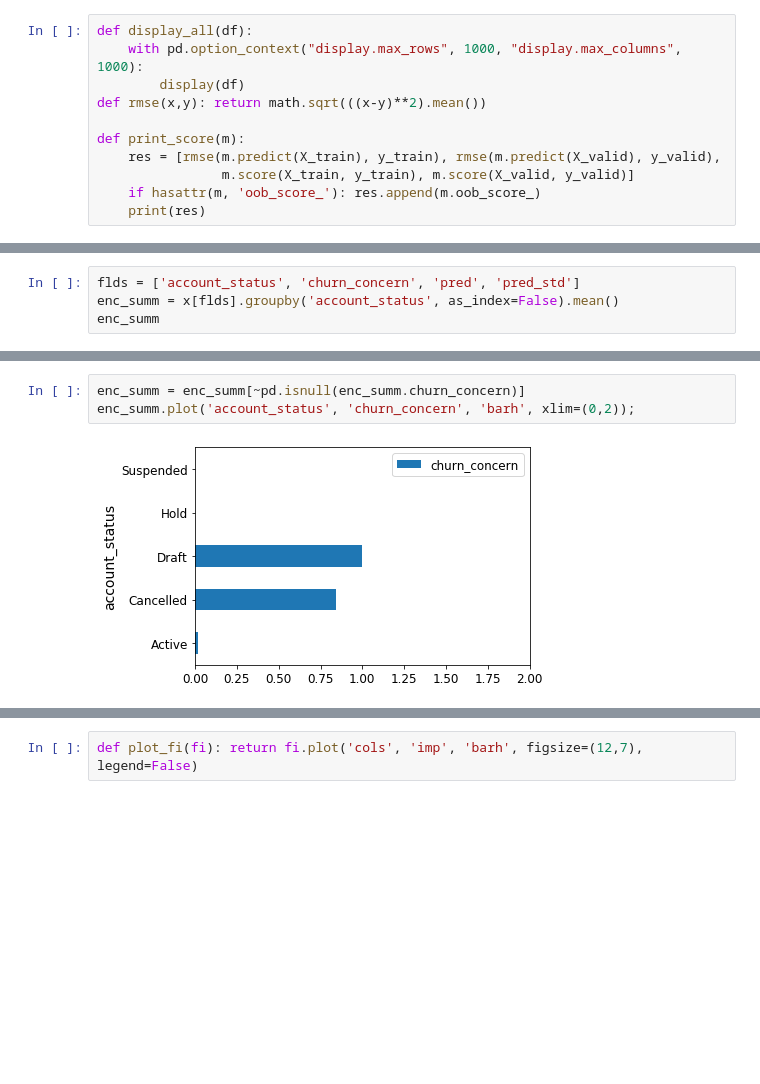
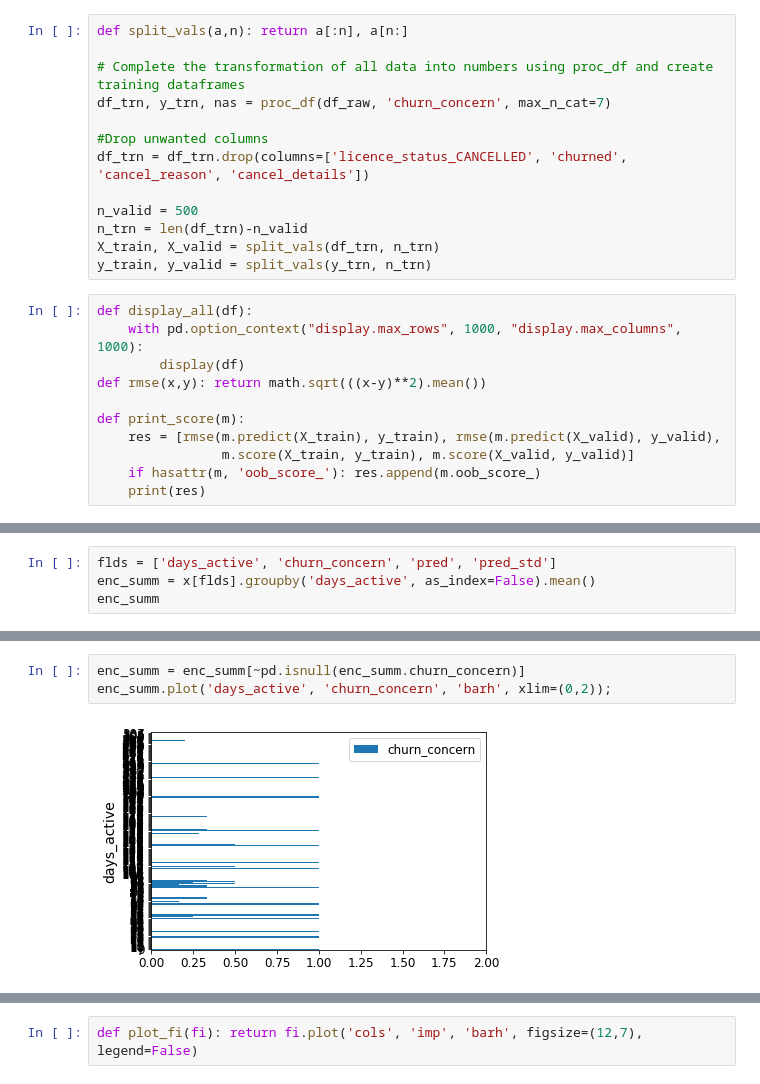
Before and after one commit to justinhennessy/100-days-of-code, a Jupyter notebook: project/project.ipynb, the cells around one changed output, grey strips where cells are left out. Drawn from its saved outputs; the diff is of its cells as text; blank space fills up the shorter version.

```diff
--- a/project/project.ipynb
+++ b/project/project.ipynb
@@ -148,3 +79,16 @@ Index(['username', 'merchant', 'days_active', 'last_active_days',
+# %%
+def split_vals(a,n): return a[:n], a[n:]
+
+# Complete the transformation of all data into numbers using proc_df and create training dataframes
+df_trn, y_trn, nas = proc_df(df_raw, 'churn_concern', max_n_cat=7)
+
+#Drop unwanted columns
+df_trn = df_trn.drop(columns=['licence_status_CANCELLED', 'churned', 'cancel_reason', 'cancel_details'])
+
+n_valid = 500
+n_trn = len(df_trn)-n_valid
+X_train, X_valid = split_vals(df_trn, n_trn)
+y_train, y_valid = split_vals(y_trn, n_trn)
 # %%
 def display_all(df):
     with pd.option_context("display.max_rows", 1000, "display.max_columns", 1000):
@@ -232,7 +127,7 @@ x.account_status.value_counts().plot.barh();
 # %% [output]
 [figure]
 # %%
-flds = ['account_status', 'churn_concern', 'pred', 'pred_std']
-enc_summ = x[flds].groupby('account_status', as_index=False).mean()
+flds = ['days_active', 'churn_concern', 'pred', 'pred_std']
+enc_summ = x[flds].groupby('days_active', as_index=False).mean()
 enc_summ
 # %% [output]
@@ -245,8 +147,8 @@ enc_summ
 # %%
 enc_summ = enc_summ[~pd.isnull(enc_summ.churn_concern)]
-enc_summ.plot('account_status', 'churn_concern', 'barh', xlim=(0,2));
+enc_summ.plot('days_active', 'churn_concern', 'barh', xlim=(0,2));
 # %% [output]
-[figure, old version]
+[figure, new version]
 # %%
 flds = ['account_status', 'churn_concern', 'pred', 'pred_std']
 summ = x[flds].groupby(flds[0]).mean()
```
Also changed, not shown: parts of 49 cells of this notebook.
